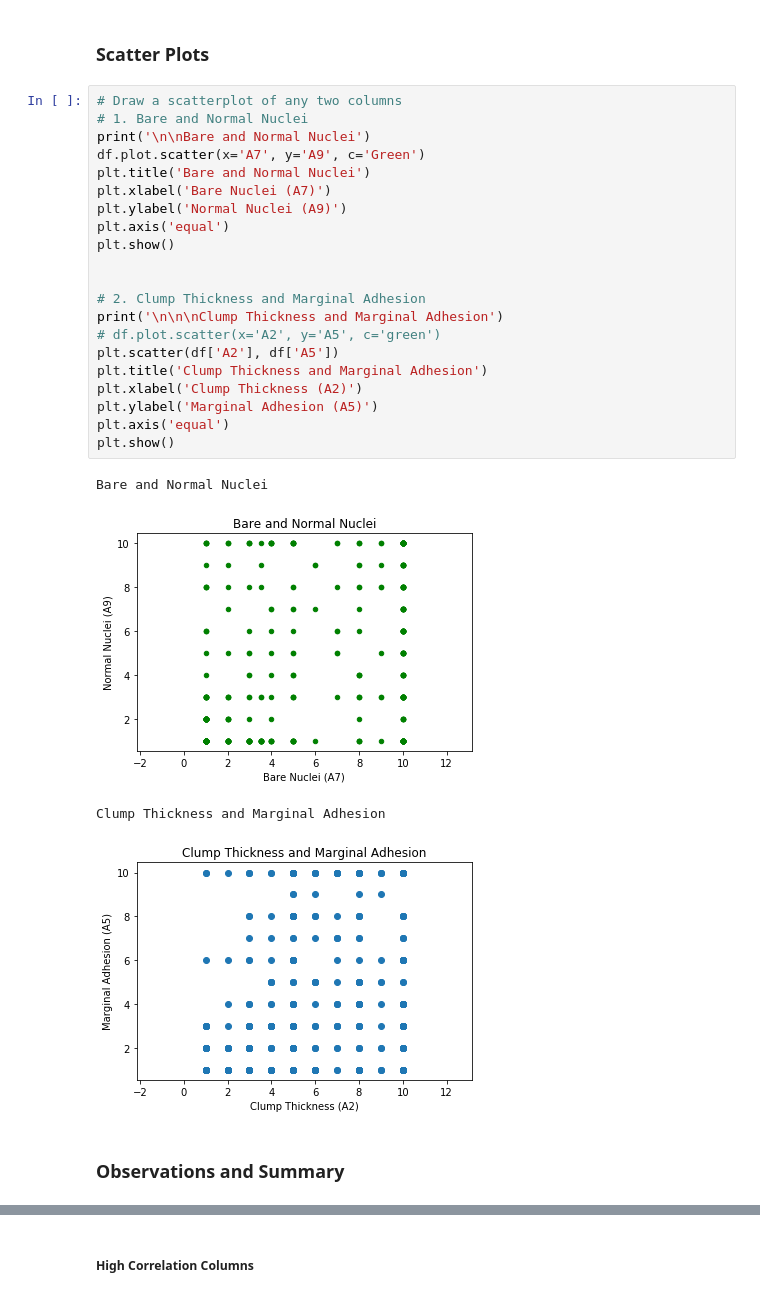
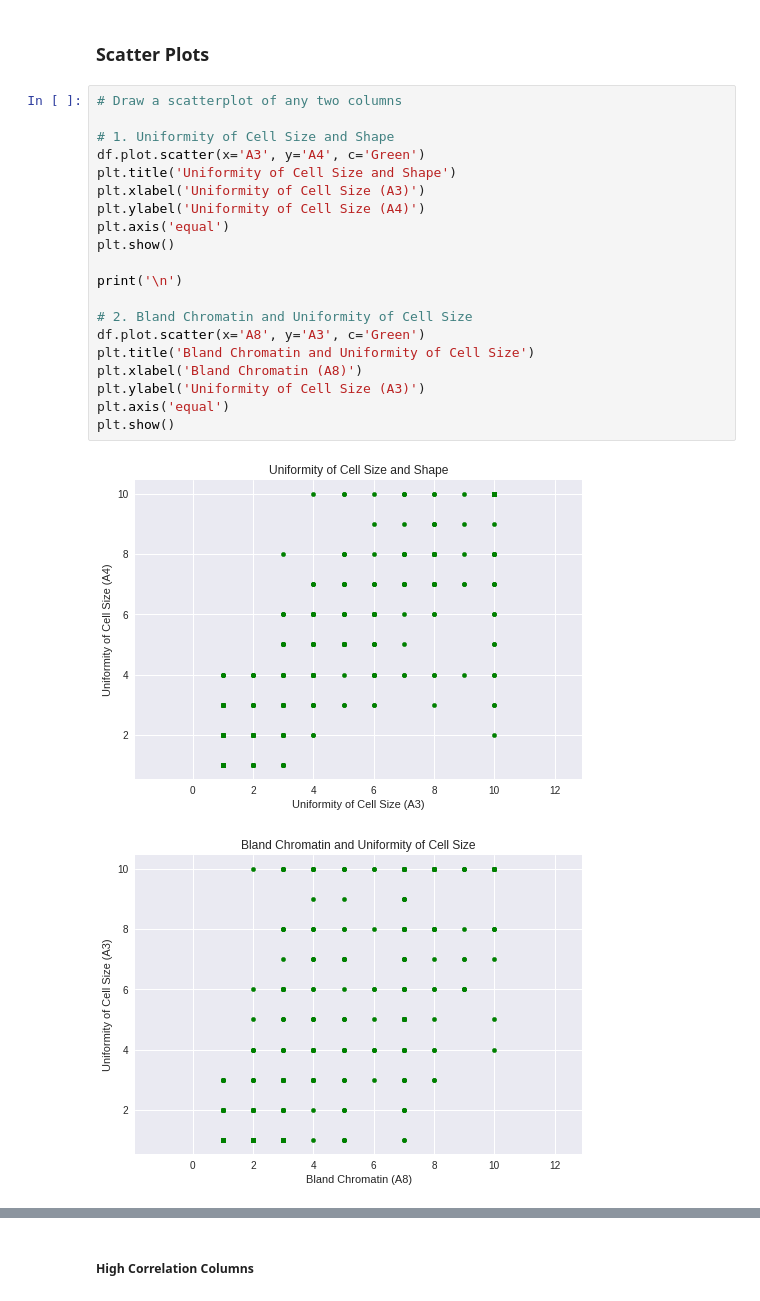
Before and after one commit to iu-data-science-python-i590/final-project-team-python-trio, a Jupyter notebook: Phase1/final_project_phase1.ipynb, the cells around one changed output, grey strips where cells are left out. Saved outputs shown, nothing was run; the diff lists cells and outputs as text.

```diff
--- a/Phase1/final_project_phase1.ipynb
+++ b/Phase1/final_project_phase1.ipynb
@@ -187,29 +177,24 @@ Bar plot to display the counts of benign and malignant values
 ### Scatter Plots
 # %%
 # Draw a scatterplot of any two columns
-# 1. Bare and Normal Nuclei
-print('\n\nBare and Normal Nuclei')
-df.plot.scatter(x='A7', y='A9', c='Green')
-plt.title('Bare and Normal Nuclei')
-plt.xlabel('Bare Nuclei (A7)')
-plt.ylabel('Normal Nuclei (A9)')
+
+# 1. Uniformity of Cell Size and Shape
+df.plot.scatter(x='A3', y='A4', c='Green')
+plt.title('Uniformity of Cell Size and Shape')
+plt.xlabel('Uniformity of Cell Size (A3)')
+plt.ylabel('Uniformity of Cell Size (A4)')
 plt.axis('equal')
 plt.show()
 
+print('\n')
 
-# 2. Clump Thickness and Marginal Adhesion
-print('\n\n\nClump Thickness and Marginal Adhesion')
-# df.plot.scatter(x='A2', y='A5', c='green')
-plt.scatter(df['A2'], df['A5'])
-plt.title('Clump Thickness and Marginal Adhesion')
-plt.xlabel('Clump Thickness (A2)')
-plt.ylabel('Marginal Adhesion (A5)')
+# 2. Bland Chromatin and Uniformity of Cell Size
+df.plot.scatter(x='A8', y='A3', c='Green')
+plt.title('Bland Chromatin and Uniformity of Cell Size')
+plt.xlabel('Bland Chromatin (A8)')
+plt.ylabel('Uniformity of Cell Size (A3)')
 plt.axis('equal')
 plt.show()
 # %% [output]
-Bare and Normal Nuclei
-[figure, old version]
+[figure, new version]
-Clump Thickness and Marginal Adhesion
-[figure, old version]
+[figure, new version]
-# %% [markdown]
-### Observations and Summary
```
Also changed, not shown: parts of 17 cells of this notebook.
